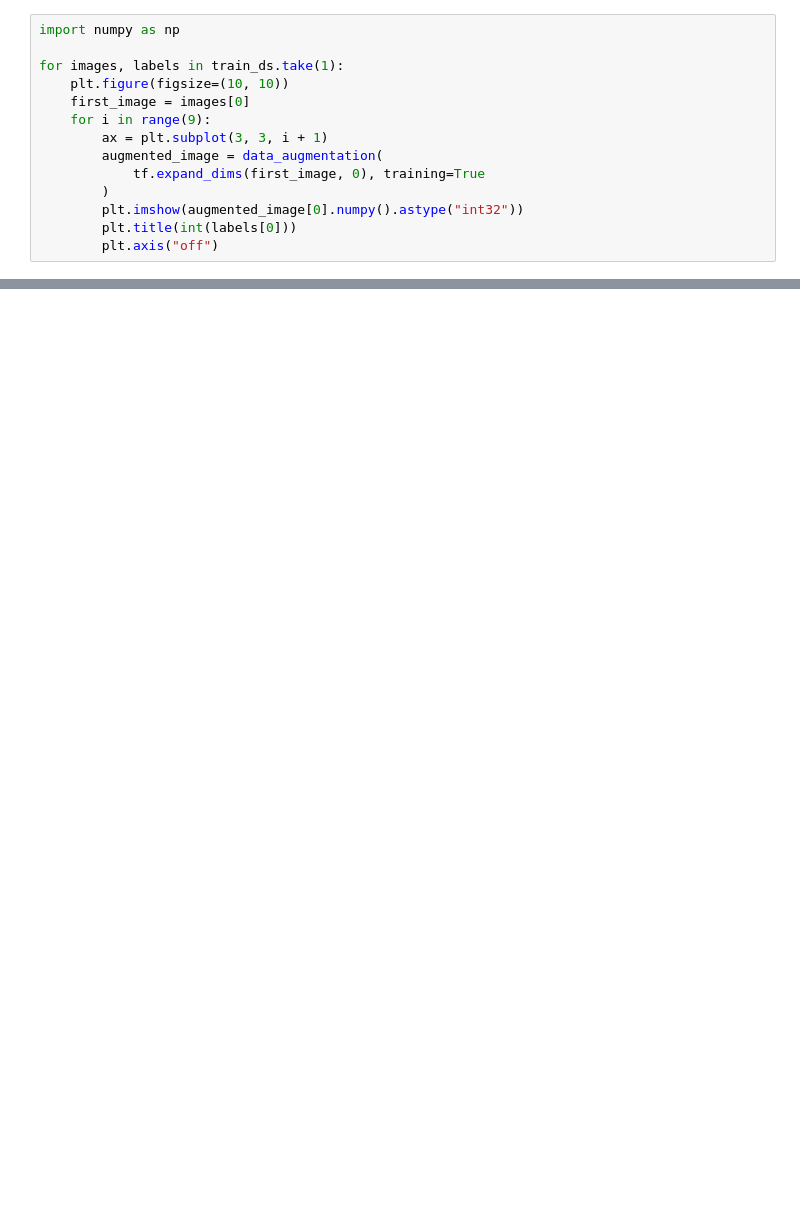
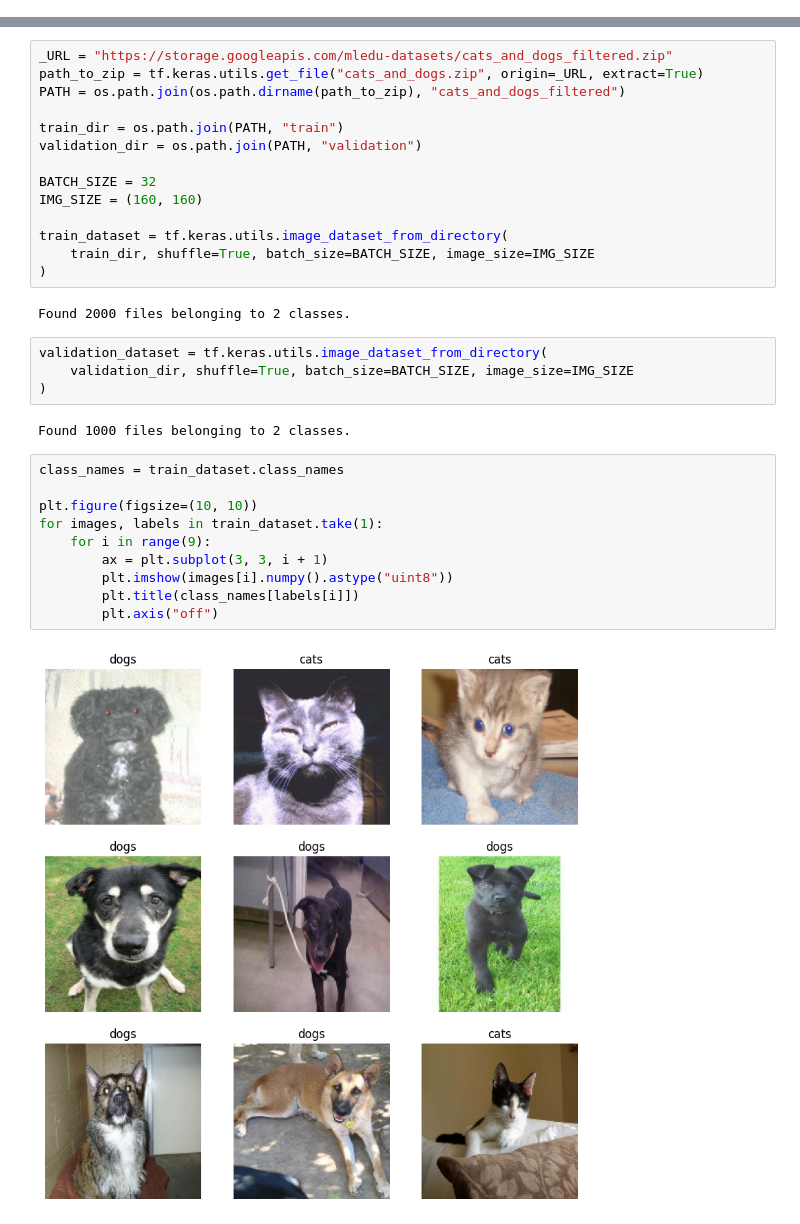
Before and after one commit to roryhr/code, a Jupyter notebook: how_much_wes/notebooks/Transfer Learning and Fine Tuning.ipynb, the cells around one changed output, grey strips where cells are left out. Saved outputs shown, nothing was run; the diff lists cells and outputs as text; blank space fills up the shorter version.

```diff
--- a/how_much_wes/notebooks/Transfer Learning and Fine Tuning.ipynb
+++ b/how_much_wes/notebooks/Transfer Learning and Fine Tuning.ipynb
@@ -72,14 +0,0 @@ data_augmentation = keras.Sequential(
-# %%
-import numpy as np
-
-for images, labels in train_ds.take(1):
-    plt.figure(figsize=(10, 10))
-    first_image = images[0]
-    for i in range(9):
-        ax = plt.subplot(3, 3, i + 1)
-        augmented_image = data_augmentation(
-            tf.expand_dims(first_image, 0), training=True
-        )
-        plt.imshow(augmented_image[0].numpy().astype("int32"))
-        plt.title(int(labels[0]))
-        plt.axis("off")
@@ -258,0 +27,34 @@ model.save("tuned_xception.keras")
+# %%
+_URL = "https://storage.googleapis.com/mledu-datasets/cats_and_dogs_filtered.zip"
+path_to_zip = tf.keras.utils.get_file("cats_and_dogs.zip", origin=_URL, extract=True)
+PATH = os.path.join(os.path.dirname(path_to_zip), "cats_and_dogs_filtered")
+
+train_dir = os.path.join(PATH, "train")
+validation_dir = os.path.join(PATH, "validation")
+
+BATCH_SIZE = 32
+IMG_SIZE = (160, 160)
+
+train_dataset = tf.keras.utils.image_dataset_from_directory(
+    train_dir, shuffle=True, batch_size=BATCH_SIZE, image_size=IMG_SIZE
+)
+# %% [output]
+Found 2000 files belonging to 2 classes.
+# %%
+validation_dataset = tf.keras.utils.image_dataset_from_directory(
+    validation_dir, shuffle=True, batch_size=BATCH_SIZE, image_size=IMG_SIZE
+)
+# %% [output]
+Found 1000 files belonging to 2 classes.
+# %%
+class_names = train_dataset.class_names
+
+plt.figure(figsize=(10, 10))
+for images, labels in train_dataset.take(1):
+    for i in range(9):
+        ax = plt.subplot(3, 3, i + 1)
+        plt.imshow(images[i].numpy().astype("uint8"))
+        plt.title(class_names[labels[i]])
+        plt.axis("off")
+# %% [output]
+[figure, added]
```
Also changed, not shown: parts of 49 cells of this notebook.
